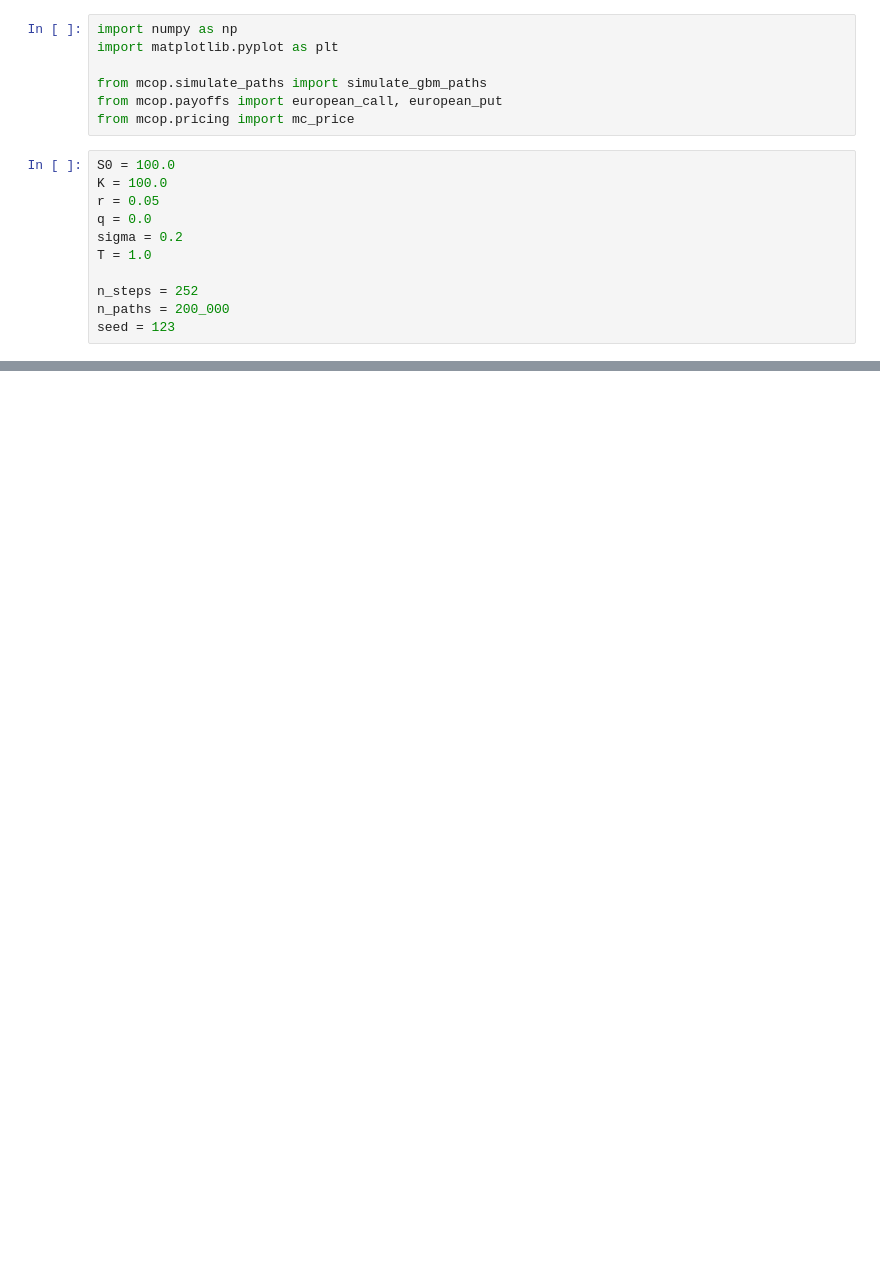
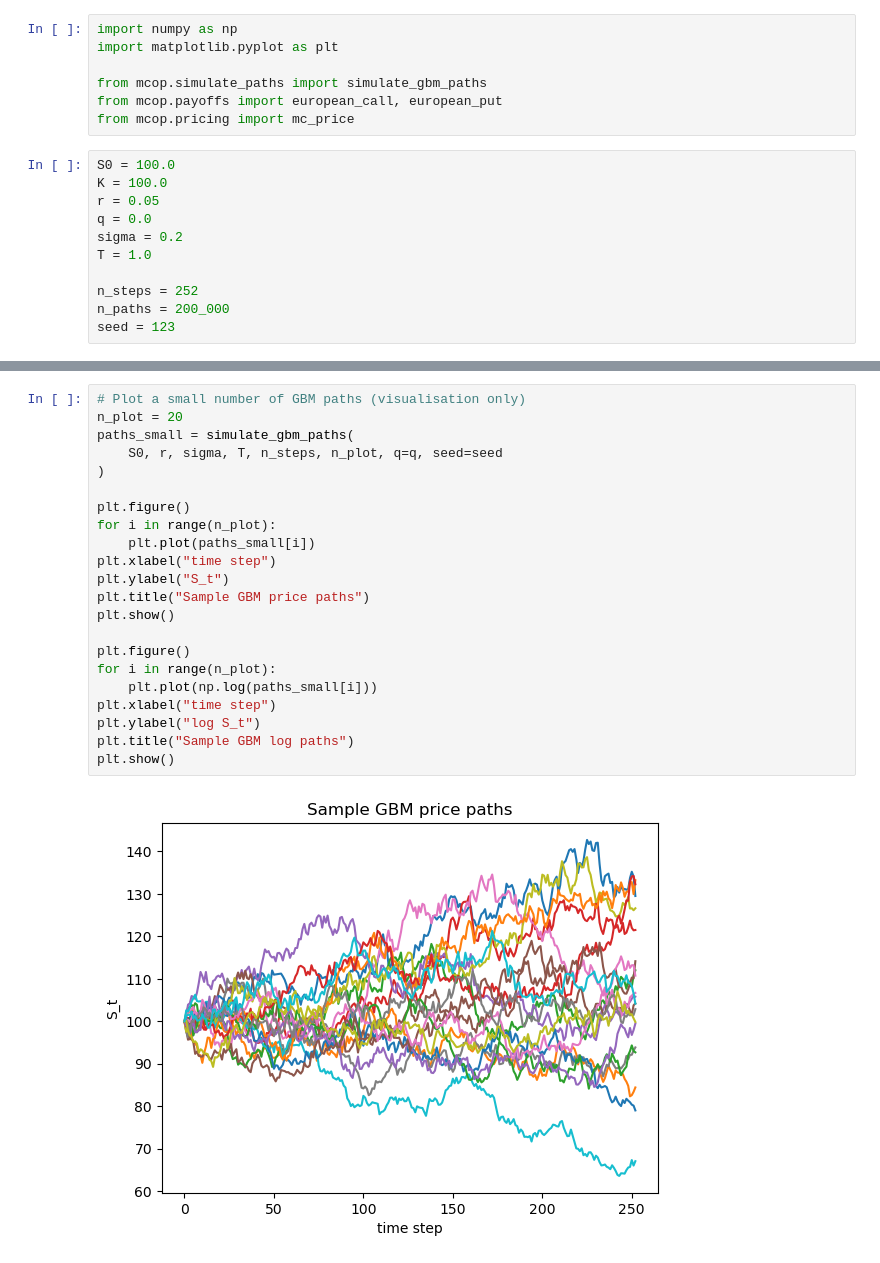
Before and after one commit to patrickridge/monte-carlo-option-pricing, a Jupyter notebook: notebooks/main.ipynb, the cells around one changed output, grey strips where cells are left out. Saved outputs shown, nothing was run; the diff lists cells and outputs as text; blank space fills up the shorter version.

```diff
--- a/notebooks/main.ipynb
+++ b/notebooks/main.ipynb
@@ -62,0 +77,24 @@ plt.show()
+# %%
+# Plot a small number of GBM paths (visualisation only)
+n_plot = 20
+paths_small = simulate_gbm_paths(
+    S0, r, sigma, T, n_steps, n_plot, q=q, seed=seed
+)
+
+plt.figure()
+for i in range(n_plot):
+    plt.plot(paths_small[i])
+plt.xlabel("time step")
+plt.ylabel("S_t")
+plt.title("Sample GBM price paths")
+plt.show()
+
+plt.figure()
+for i in range(n_plot):
+    plt.plot(np.log(paths_small[i]))
+plt.xlabel("time step")
+plt.ylabel("log S_t")
+plt.title("Sample GBM log paths")
+plt.show()
+# %% [output]
+[figure, added]
```
Also changed, not shown: parts of 5 cells of this notebook, 6 other files.
